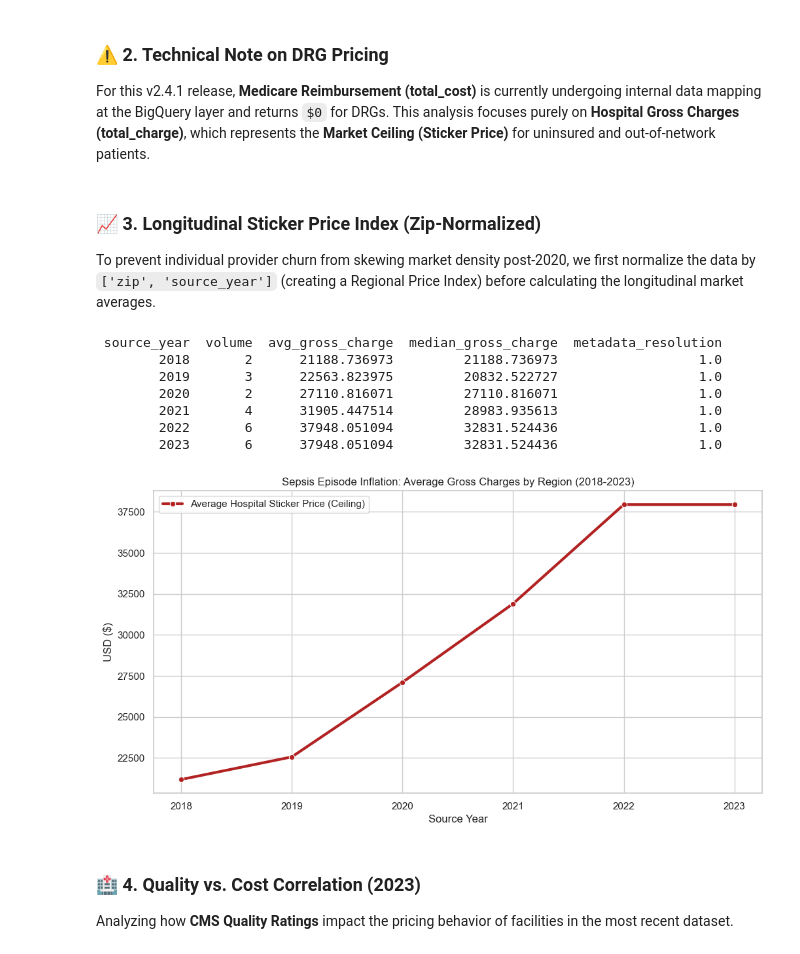
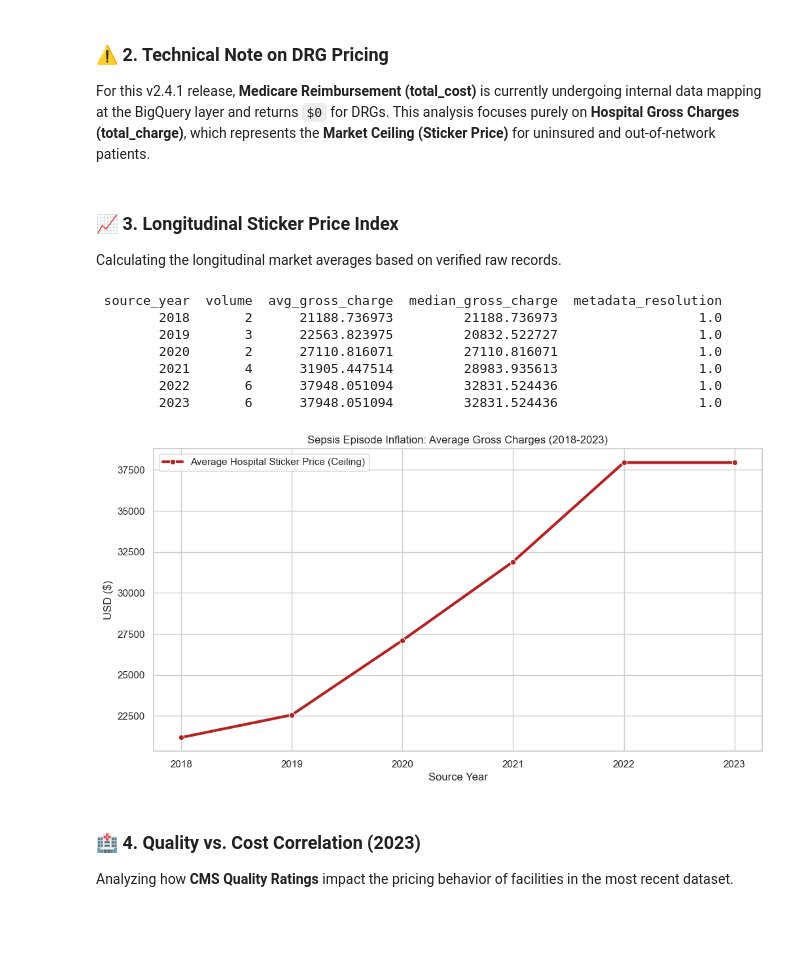
Before and after one commit to 6066Z/OpenHealthDP, a Jupyter notebook: example_analysis/sepsis_market_analysis_v2.4.1.ipynb, the cells around one changed output. Saved outputs shown, nothing was run; the diff lists cells and outputs as text; code cells hidden in the pictures; blank space fills up the shorter version.

```diff
--- a/example_analysis/sepsis_market_analysis_v2.4.1.ipynb
+++ b/example_analysis/sepsis_market_analysis_v2.4.1.ipynb
@@ -53,41 +52,35 @@ print(f'✅ Successfully verified {len(clean_df)} valid Sepsis records across 6
 # %% [markdown]
 ### ⚠️ 2. Technical Note on DRG Pricing
 For this v2.4.1 release, **Medicare Reimbursement (total_cost)** is currently undergoing internal data mapping at the BigQuery layer and returns `$0` for DRGs. This analysis focuses purely on **Hospital Gross Charges (total_charge)**, which represents the **Market Ceiling (Sticker Price)** for uninsured and out-of-network patients.
-# %% [markdown]
-### 📈 3. Longitudinal Sticker Price Index (Zip-Normalized)
-To prevent individual provider churn from skewing market density post-2020, we first normalize the data by `['zip', 'source_year']` (creating a Regional Price Index) before calculating the longitudinal market averages.
+# %% [markdown]
+### 📈 3. Longitudinal Sticker Price Index
+Calculating the longitudinal market averages based on verified raw records.
 # %%
-# Zip-Level Normalization (Protocol 3)
-zip_df = clean_df.groupby(['zip', 'source_year']).agg({
-    'total_charge': 'mean',
-    'name': 'first'
-}).reset_index()
-
-yearly_stats = zip_df.groupby('source_year').agg(
+yearly_stats = clean_df.groupby('source_year').agg(
     volume=('total_charge', 'count'),
     avg_gross_charge=('total_charge', 'mean'),
     median_gross_charge=('total_charge', 'median'),
     metadata_resolution=('name', lambda x: x.notnull().mean())
 ).reset_index()
 
 print(yearly_stats.to_string(index=False))
 
 plt.figure(figsize=(12, 6))
 sns.lineplot(data=yearly_stats, x='source_year', y='avg_gross_charge', label='Average Hospital Sticker Price (Ceiling)', marker='o', color='firebrick', linewidth=3)
-plt.title('Sepsis Episode Inflation: Average Gross Charges by Region (2018-2023)')
+plt.title('Sepsis Episode Inflation: Average Gross Charges (2018-2023)')
 plt.ylabel('USD ($)')
 plt.xlabel('Source Year')
 plt.legend()
 plt.show()
 # %% [output]
  source_year  volume  avg_gross_charge  median_gross_charge  metadata_resolution
         2018       2      21188.736973         21188.736973                  1.0
         2019       3      22563.823975         20832.522727                  1.0
         2020       2      27110.816071         27110.816071                  1.0
         2021       4      31905.447514         28983.935613                  1.0
         2022       6      37948.051094         32831.524436                  1.0
         2023       6      37948.051094         32831.524436                  1.0
-[figure, old version]
+[figure, new version]
 # %% [markdown]
 ### 🏥 4. Quality vs. Cost Correlation (2023)
 Analyzing how **CMS Quality Ratings** impact the pricing behavior of facilities in the most recent dataset.
```
Also changed, not shown: parts of 2 cells of this notebook, 1 other file.
